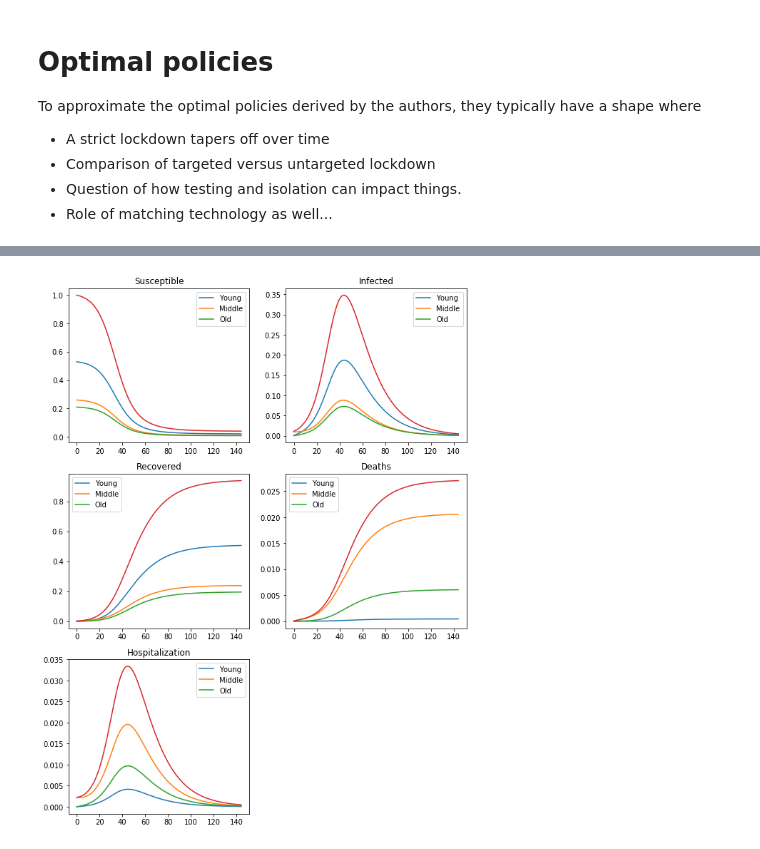
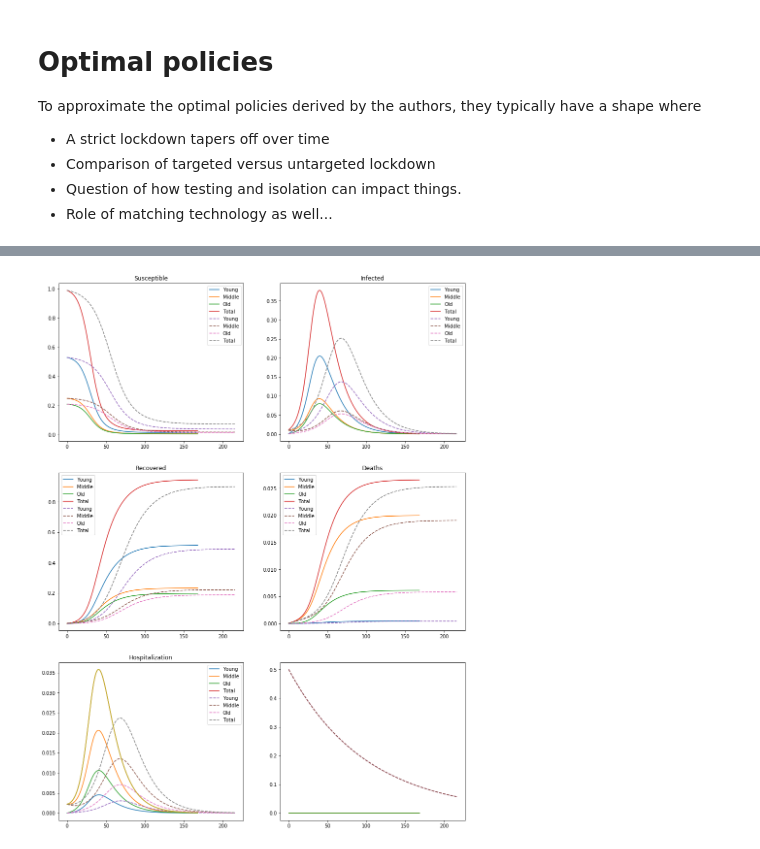
Before and after one commit to hunterecon2/epidemics, a Jupyter notebook: notebooks/PolicyTradeoffs.ipynb, the cells around one changed output, grey strips where cells are left out. Saved outputs shown, nothing was run; the diff lists cells and outputs as text; code cells hidden in the pictures.

```diff
--- a/notebooks/PolicyTradeoffs.ipynb
+++ b/notebooks/PolicyTradeoffs.ipynb
@@ -513,7 +281,8 @@ res = achewwmodel()
+# %%
+res = achewwmodel()
+resp = achewwmodel(L=[.5, .5, .5], taper=[.01, .01, .01])
 # %%
-res['S']
-
-fig = plt.figure(figsize=(10, 8))
+fig = plt.figure(figsize=(15, 12))
 
 axs = fig.add_subplot(3, 2, 1)
 adj = fig.subplots_adjust(bottom=-.4)
@@ -526,7 +295,16 @@ stotal = [s1 + s2 + s3 for s1, s2, s3 in zip(res['S']['s1'] , res['S']['s2'], re
 
 lst = axs.plot(xr, stotal)
 
-sla = axs.legend(['Young', 'Middle', 'Old'])
+xrp  = np.arange(len(resp['S']['s1']))
+ls1p = axs.plot(xrp, resp['S']['s1'], linestyle='--')
+ls2p = axs.plot(xrp, resp['S']['s2'], linestyle='--')
+ls3p = axs.plot(xrp, resp['S']['s3'], linestyle='--')
+
+stotalp = [s1 + s2 + s3 for s1, s2, s3 in zip(resp['S']['s1'] , resp['S']['s2'], resp['S']['s3'])]
+
+lstp = axs.plot(xrp, stotalp, linestyle='--')
+
+sla = axs.legend(['Young', 'Middle', 'Old', 'Total', 'Young', 'Middle', 'Old', 'Total'])
 stit = axs.title.set_text('Susceptible')
 
 axi = fig.add_subplot(3, 2, 2)
@@ -540,7 +318,16 @@ itotal = [i1 + i2 + i3 for i1, i2, i3 in zip(res['I']['i1'] , res['I']['i2'], re
 
 lst = axi.plot(xr, itotal)
 
-ila = axi.legend(['Young', 'Middle', 'Old'])
+xrp  = np.arange(len(resp['I']['i1']))
+li1p = axi.plot(xrp, resp['I']['i1'], linestyle='--')
+li2p = axi.plot(xrp, resp['I']['i2'], linestyle='--')
+li3p = axi.plot(xrp, resp['I']['i3'], linestyle='--')
+
+itotalp = [i1 + i2 + i3 for i1, i2, i3 in zip(resp['I']['i1'] , resp['I']['i2'], resp['I']['i3'])]
+
+lstp = axi.plot(xrp, itotalp, linestyle='--')
+
+ila = axi.legend(['Young', 'Middle', 'Old', 'Total', 'Young', 'Middle', 'Old', 'Total'])
 itit = axi.title.set_text('Infected')
 
 axr = fig.add_subplot(3, 2, 3)
@@ -554,34 +341,77 @@ rtotal = [r1 + r2 + r3 for r1, r2, r3 in zip(res['R']['r1'] , res['R']['r2'], re
 
 lst = axr.plot(xr, rtotal)
 
-rla = axr.legend(['Young', 'Middle', 'Old'])
+xrp  = np.arange(len(resp['R']['r1']))
+lr1p = axr.plot(xrp, resp['R']['r1'], linestyle='--')
+lr2p = axr.plot(xrp, resp['R']['r2'], linestyle='--')
+lr3p = axr.plot(xrp, resp['R']['r3'], linestyle='--')
+
+rtotalp = [r1 + r2 + r3 for r1, r2, r3 in zip(resp['R']['r1'] , resp['R']['r2'], resp['R']['r3'])]
+
+lst = axr.plot(xrp, rtotalp, linestyle='--')
+
+rla = axr.legend(['Young', 'Middle', 'Old', 'Total', 'Young', 'Middle', 'Old', 'Total'])
 rtit = axr.title.set_text('Recovered')
 
 axd = fig.add_subplot(3, 2, 4)
 
 xr  = np.arange(len(res['D']['d1']))
 ld1 = axd.plot(xr, res['D']['d1'])
 ld2 = axd.plot(xr, res['D']['d2'])
 ld3 = axd.plot(xr, res['D']['d3'])
 
 dtotal = [d1 + d2 + d3 for d1, d2, d3 in zip(res['D']['d1'] , res['D']['d2'], res['D']['d3'])]
 
 lst = axd.plot(xr, dtotal)
 
-rla = axd.legend(['Young', 'Middle', 'Old'])
+xrp  = np.arange(len(resp['D']['d1']))
+ld1p = axd.plot(xrp, resp['D']['d1'], linestyle='--')
+ld2p = axd.plot(xrp, resp['D']['d2'], linestyle='--')
+ld3p = axd.plot(xrp, resp['D']['d3'], linestyle='--')
+
+dtotalp = [d1 + d2 + d3 for d1, d2, d3 in zip(resp['D']['d1'] , resp['D']['d2'], resp['D']['d3'])]
+
+lst = axd.plot(xrp, dtotalp, linestyle='--')
+
+rla = axd.legend(['Young', 'Middle', 'Old', 'Total', 'Young', 'Middle', 'Old', 'Total'])
 rtit = axd.title.set_text('Deaths')
 
 axh = fig.add_subplot(3, 2, 5)
+
 xr  = np.arange(len(res['H']['h1']))
 ld1 = axh.plot(xr, res['H']['h1'])
 ld2 = axh.plot(xr, res['H']['h2'])
 ld3 = axh.plot(xr, res['H']['h3'])
 
 htotal = [h1 + h2 + h3 for h1, h2, h3 in zip(res['H']['h1'] , res['H']['h2'], res['H']['h3'])]
 
 lst = axh.plot(xr, htotal)
 
-rla = axh.legend(['Young', 'Middle', 'Old'])
+xrp  = np.arange(len(resp['H']['h1']))
+ld1p = axh.plot(xrp, resp['H']['h1'], linestyle='--')
+ld2p = axh.plot(xrp, resp['H']['h2'], linestyle='--')
+ld3p = axh.plot(xrp, resp['H']['h3'], linestyle='--')
+
+htotalp = [h1 + h2 + h3 for h1, h2, h3 in zip(resp['H']['h1'] , resp['H']['h2'], resp['H']['h3'])]
+
+lst = axh.plot(xrp, htotalp, linestyle='--')
+
+rla = axh.legend(['Young', 'Middle', 'Old', 'Total', 'Young', 'Middle', 'Old', 'Total'])
+
 rtit = axh.title.set_text('Hospitalization')
+
+axpol = fig.add_subplot(3, 2, 6)
+
+xr  = np.arange(len(res['L']['l1']))
+ld1 = axpol.plot(xr, res['L']['l1'])
+ld2 = axpol.plot(xr, res['L']['l2'])
+ld3 = axpol.plot(xr, res['L']['l3'])
+
+lst = axh.plot(xr, htotal)
+
+xrp  = np.arange(len(resp['L']['l1']))
+ld1p = axpol.plot(xrp, resp['L']['l1'], linestyle='--')
+ld2p = axpol.plot(xrp, resp['L']['l2'], linestyle='--')
+ld3p = axpol.plot(xrp, resp['L']['l3'], linestyle='--')
 # %% [output]
-[figure, old version]
+[figure, new version]
```
Also changed, not shown: parts of 27 cells of this notebook.
